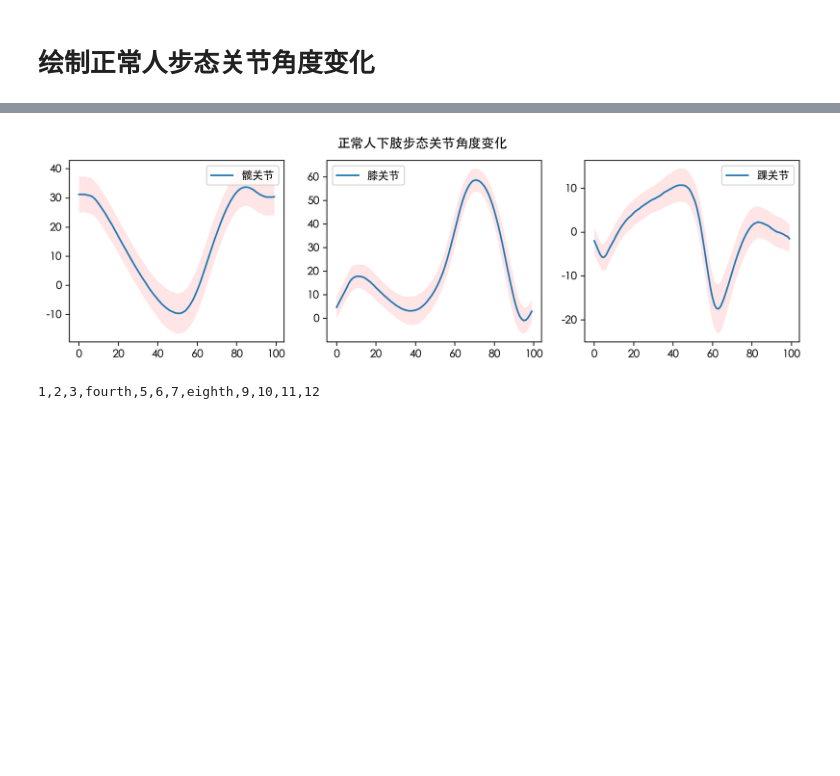
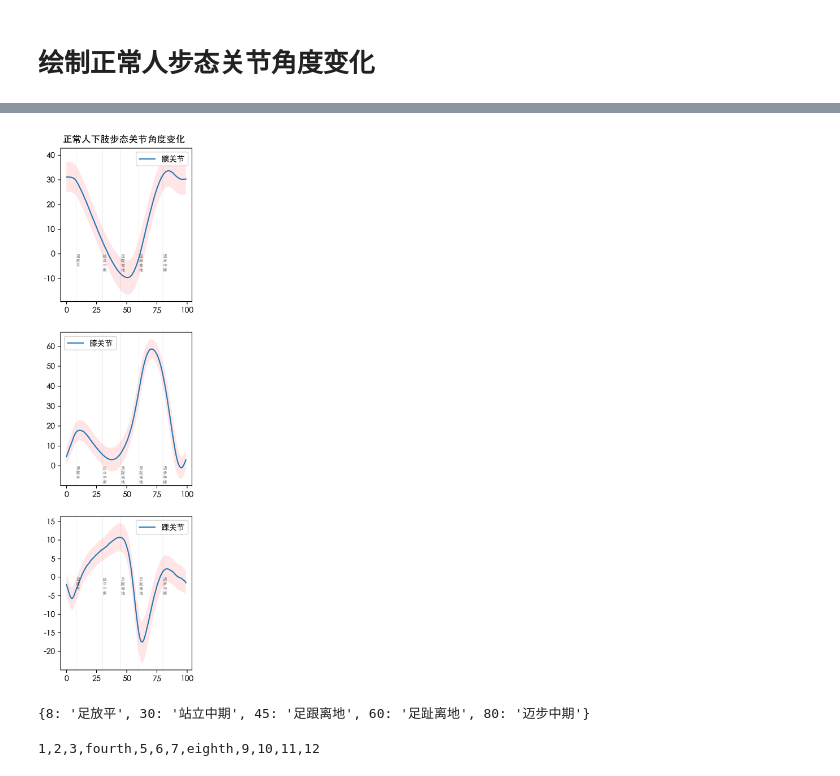
Before and after one commit to Allwillcome/--_----, a Jupyter notebook: Notes/temp.ipynb, the cells around one changed output, grey strips where cells are left out. Drawn from its saved outputs; the diff is of its cells as text; code cells hidden in the pictures; blank space fills up the shorter version.

```diff
--- a/Notes/temp.ipynb
+++ b/Notes/temp.ipynb
@@ -409,38 +412,54 @@ import matplotlib.pyplot as plt
 # %%
-file_path = "/Users/wangshuaibo/Documents/北京悦动/脑卒中项目/阿帅笔记/HarbinStroke/文档/20220523_正常人步态分析.xlsx"
+file_path = "/Users/wangshuaibo/Library/CloudStorage/OneDrive-bsu.edu.cn/工作文档/北京悦动/脑卒中项目/阿帅笔记/HarbinStroke/文档/20220523_正常人步态分析.xlsx"
 df = pd.read_excel(file_path,sheet_name="NormGaitAngle")
 
 # 定制画布
-fig, axs = plt.subplots(1,3,figsize=(12,3),dpi=200)
+fig, axs = plt.subplots(3,1,figsize=(3,12),dpi=200)
 # 显示中文
 plt.rcParams['font.sans-serif'] = ['Heiti TC']
 plt.rcParams['font.family'] = ['Heiti TC']
 plt.rcParams['axes.unicode_minus'] = False
 
 joint_list = ['髋关节\n平均值（度）','膝关节\n平均值（度）','踝关节\n平均值（度）',]
 joint_simple_name = ['髋关节','膝关节','踝关节']
 # 循环绘制误差曲线
 for i, joint in enumerate(joint_list):
+    y = df[joint].values
     x=range(len(y))
-    y = df[joint].values
     error = df[joint.replace('平均值', '标准差')].values
 
     """
     # 使用误差线进行绘制
     axs[i].errorbar(x=range(len(y)),
                     y=y, yerr=error,
                     fmt='-', ecolor='red', alpha=0.5,uplims=3,
                     label=joint_simple_name[i])
     """
     # 使用 fill_between 绘制误差线
     axs[i].plot(y, label=joint_simple_name[i])
     axs[i].fill_between(x,y-error,y+error,facecolor='red', alpha=0.1)
     axs[i].legend()
 
-plt.suptitle("正常人下肢步态关节角度变化")
+    # 绘制特征时刻
+    x_vals = [8,30,45,60,80]
+    events = ["足\n放\n平","站\n立\n中\n期","足\n跟\n离\n地","足\n趾\n离\n地","迈\n步\n中\n期"]
+    x_vals_events = dict(zip(x_vals,events))
+    for x_val in x_vals:
+            axs[i].axvline(x_val, color="gray",linewidth=0.1)
+            axs[i].text(x_val, 0,x_vals_events[x_val],
+                        fontsize=5,va="top",alpha=0.6)
+
+plt.suptitle("正常人下肢步态关节角度变化", y=0.9)
 plt.show()
 # %% [output]
-[figure, old version]
+[figure, new version]
+# %%
+x_vals = [8,30,45,60,80]
+events = ["足放平","站立中期","足跟离地","足趾离地","迈步中期"]
+x_vals_events = dict(zip(x_vals,events))
+x_vals_events
+# %% [output]
+{8: '足放平', 30: '站立中期', 45: '足跟离地', 60: '足趾离地', 80: '迈步中期'}
 # %%
 context = "1,2,3,4,5,6,7,8,9,10,11,12"
 values = context.split(",")  # 将字符串转换为列表
```
Also changed, not shown: parts of 6 cells of this notebook.
